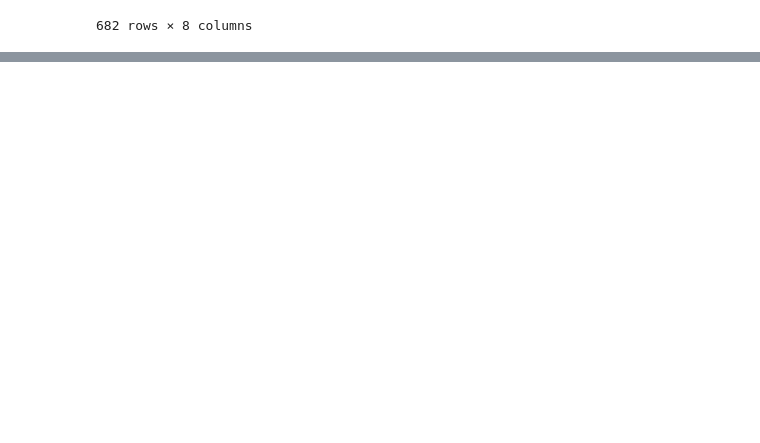
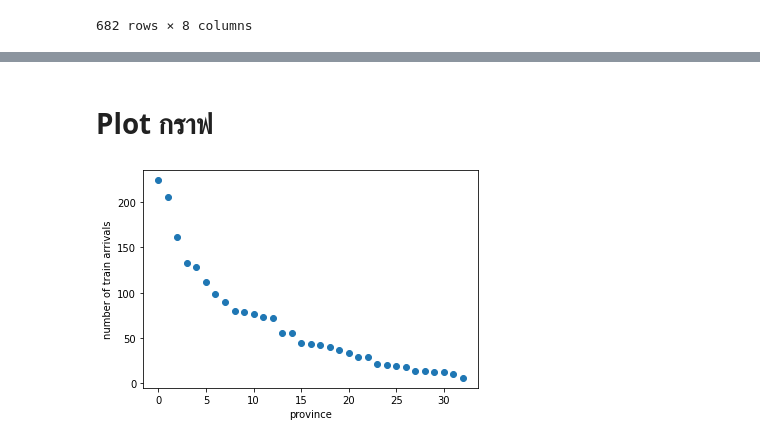
Before and after one commit to ThanikPimpiban/DWDM21, a Jupyter notebook: Project_final.ipynb, the cells around one changed output, grey strips where cells are left out. Saved outputs shown, nothing was run; the diff lists cells and outputs as text; code cells hidden in the pictures; blank space fills up the shorter version.

```diff
--- a/Project_final.ipynb
+++ b/Project_final.ipynb
@@ -311,0 +261,3 @@ Ex_1[['station_code','NAMET']]
+# %%
+data_location = data_location.dropna() ##ลบค่า Missing ในตาราง data_location
+data_location ##เรียกดูตาราง data_location
@@ -311,0 +443,3 @@ Ex_1[['station_code','NAMET']]
+# %%
+merged_4_tables = merged_4_tables.dropna() #ลบค่า Missing ในตาราง merged_4_tables
+merged_4_tables #เรียกดูตาราง merged_4_tables
@@ -311,0 +500,3 @@ Ex_1[['station_code','NAMET']]
+# %%
+data = merged_4_tables[['จังหวัด','NameSt_L','NameFee','StFinal']] ##เลือกคอลัมน์ที่ต้องการ
+data ##แสดงข้อมูลของตารางที่เลือก
@@ -311,0 +519,3 @@ Ex_1[['station_code','NAMET']]
+# %%
+Top_Prov = data.groupby('จังหวัด').count().sort_values(by=['StFinal'],ascending=False) ##นำข้อมูล จังหวัด จากตาราง Data โดยพิจารณาจาก StFinal
+Top_Prov  ##เรียกดูตาราง
@@ -311,0 +567,8 @@ Ex_1[['station_code','NAMET']]
+# %% [markdown]
+# Plot กราฟ
+# %%
+plt.scatter(range(len(Top_Prov.iloc[-33:,1])),Top_Prov.iloc[-33:,1]) ## Plot กราฟ
+plt.xlabel('province');
+plt.ylabel('number of train arrivals');
+# %% [output]
+[figure, added]
```
Also changed, not shown: parts of 83 cells of this notebook.
